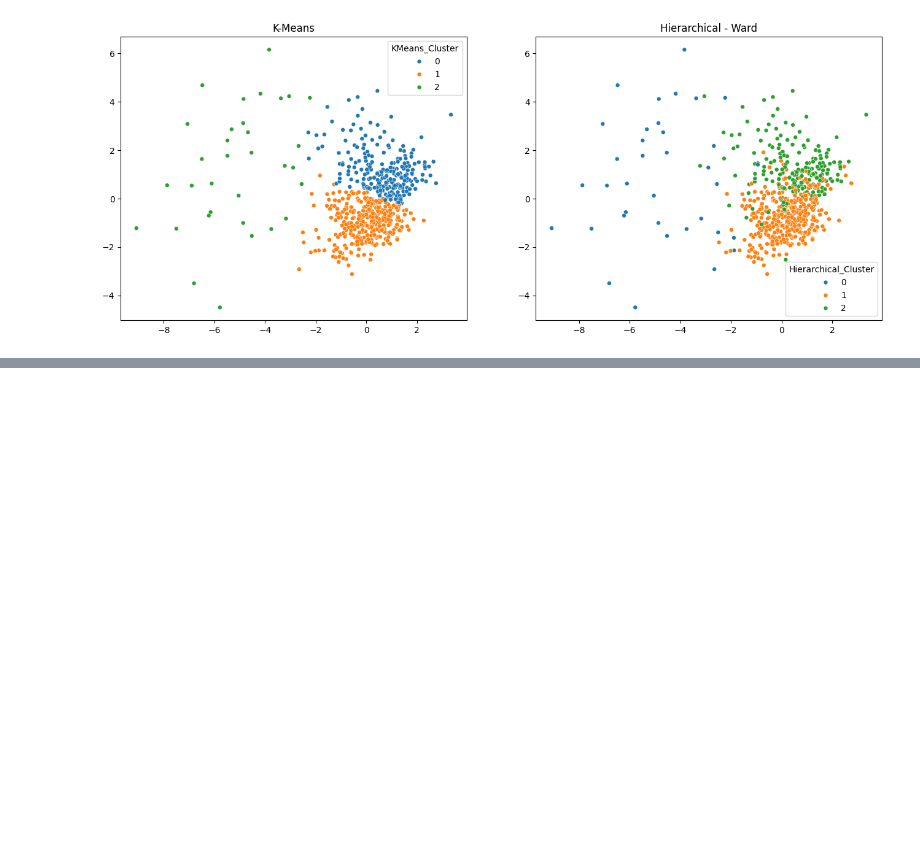
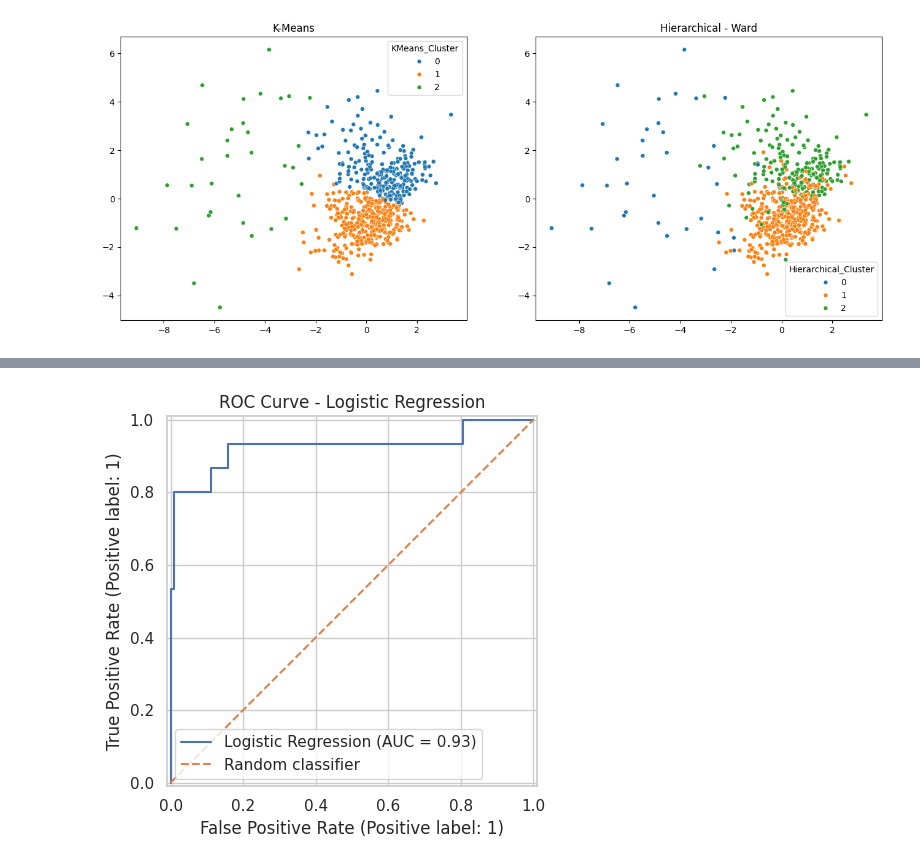
Before and after one commit to abhaymittal7/abhaymittal_eda, a Jupyter notebook: Untitled0.ipynb, the cells around one changed output, grey strips where cells are left out. Saved outputs shown, nothing was run; the diff lists cells and outputs as text; code cells hidden in the pictures; blank space fills up the shorter version.

```diff
--- a/Untitled0.ipynb
+++ b/Untitled0.ipynb
@@ -941,0 +1435,22 @@ Adjusted Rand Index (Hierarchical vs Diagnosis): 0.2446
+# %%
+# Plot the Receiver Operating Characteristic curve
+
+RocCurveDisplay.from_predictions(
+    (y_test == "Disease").astype(int),
+    y_prob,
+    name="Logistic Regression"
+)
+
+plt.plot(
+    [0, 1],
+    [0, 1],
+    linestyle="--",
+    label="Random classifier"
+)
+
+plt.title("ROC Curve - Logistic Regression")
+plt.legend()
+plt.tight_layout()
+plt.show()
+# %% [output]
+[figure, added]
```
Also changed, not shown: parts of 17 cells of this notebook.
